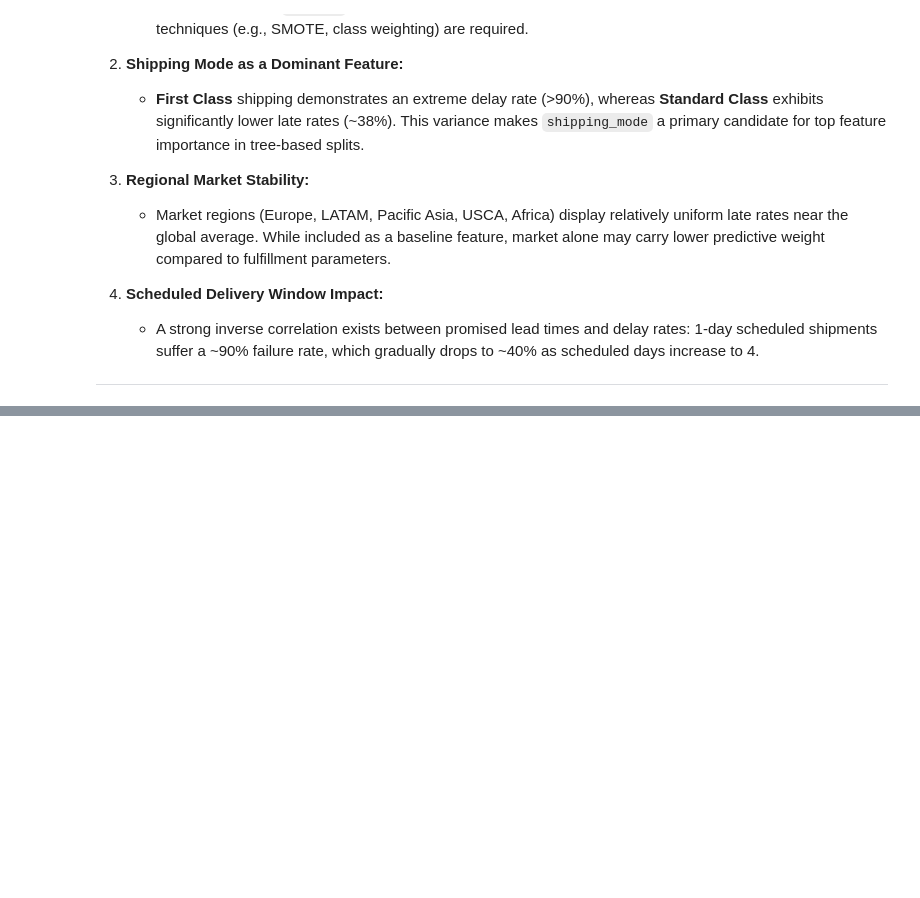
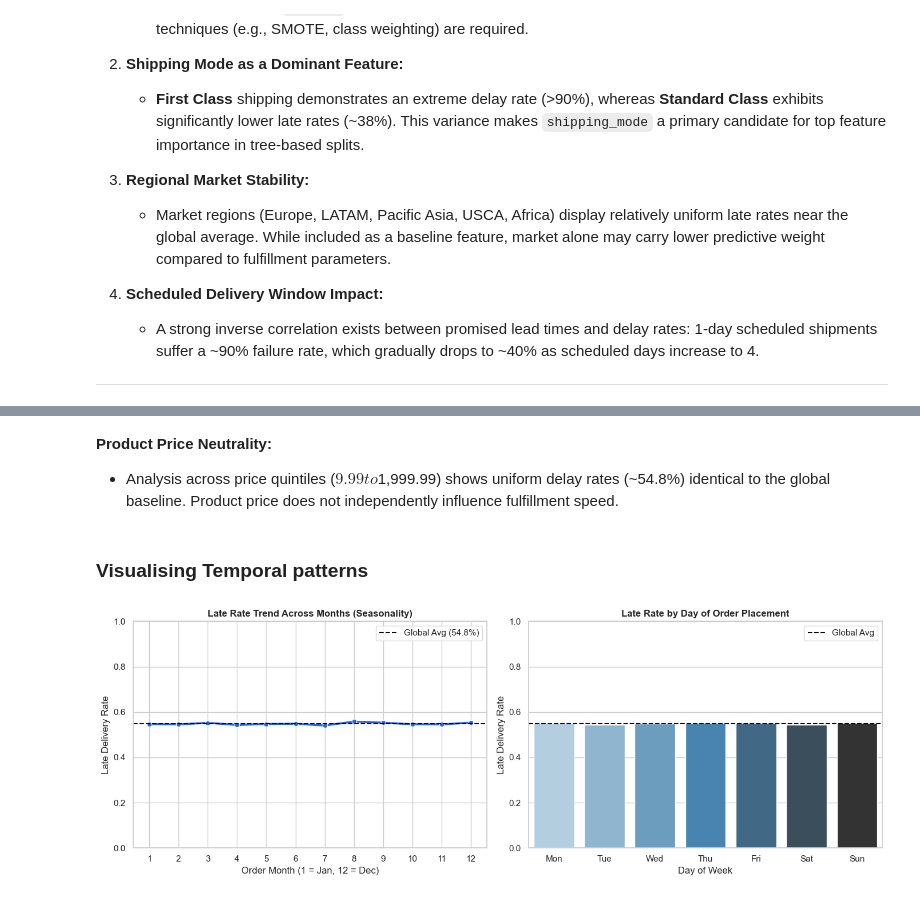
Before and after one commit to KhushalMalhotra/supply-chain-delivery-optimizer, a Jupyter notebook: python/delay_prediction.ipynb, the cells around one changed output, grey strips where cells are left out. Saved outputs shown, nothing was run; the diff lists cells and outputs as text; code cells hidden in the pictures; blank space fills up the shorter version.

```diff
--- a/python/delay_prediction.ipynb
+++ b/python/delay_prediction.ipynb
@@ -187,0 +316,70 @@ Our data visualisation confirms the patterns previously identified in descriptiv
+# %% [markdown]
+**Product Price Neutrality:**
+   * Analysis across price quintiles ($9.99 to $1,999.99) shows uniform delay rates (~54.8%) identical to the global baseline. Product price does not independently influence fulfillment speed.
+# %% [markdown]
+### Visualising Temporal patterns
+# %%
+# Extract Temporal Features from order_date first
+df["order_date"] = pd.to_datetime(df["order_date"])
+df["order_dow"] = df["order_date"].dt.dayofweek  # Day of week (0=Mon, 6=Sun)
+df["order_month"] = df["order_date"].dt.month  # Seasonality / Month
+
+fig, axes = plt.subplots(1, 2, figsize=(14, 5))
+
+# Late Delivery Rate by Month (1-12)
+month_risk = df.groupby("order_month")["is_late"].mean().reset_index()
+
+sns.lineplot(
+    data=month_risk,
+    x="order_month",
+    y="is_late",
+    marker="o",
+    color="#2563eb",
+    linewidth=2.5,
+    ax=axes[0],
+)
+axes[0].axhline(
+    df["is_late"].mean(),
+    color="black",
+    linestyle="--",
+    label=f'Global Avg ({df["is_late"].mean():.1%})',
+)
+axes[0].set_title(
+    "Late Rate Trend Across Months (Seasonality)", fontweight="bold"
+)
+axes[0].set_xlabel("Order Month (1 = Jan, 12 = Dec)")
+axes[0].set_ylabel("Late Delivery Rate")
+axes[0].set_xticks(range(1, 13))
+axes[0].set_ylim(0, 1)
+axes[0].legend()
+
+# Late Delivery Rate by Day of Week
+dow_labels = ["Mon", "Tue", "Wed", "Thu", "Fri", "Sat", "Sun"]
+dow_risk = df.groupby("order_dow")["is_late"].mean().reset_index()
+
+sns.barplot(
+    data=dow_risk,
+    x="order_dow",
+    y="is_late",
+    palette="Blues_d",
+    hue="order_dow",
+    legend=False,
+    ax=axes[1],
+)
+axes[1].axhline(
+    df["is_late"].mean(), color="black", linestyle="--", label="Global Avg"
+)
+axes[1].set_title(
+    "Late Rate by Day of Order Placement", fontweight="bold"
+)
+axes[1].set_xlabel("Day of Week")
+axes[1].set_ylabel("Late Delivery Rate")
+axes[1].set_xticks(range(7))
+axes[1].set_xticklabels(dow_labels)
+axes[1].set_ylim(0, 1)
+axes[1].legend()
+
+plt.tight_layout()
+plt.show()
+# %% [output]
+[figure, added]
```
Also changed, not shown: parts of 6 cells of this notebook.
